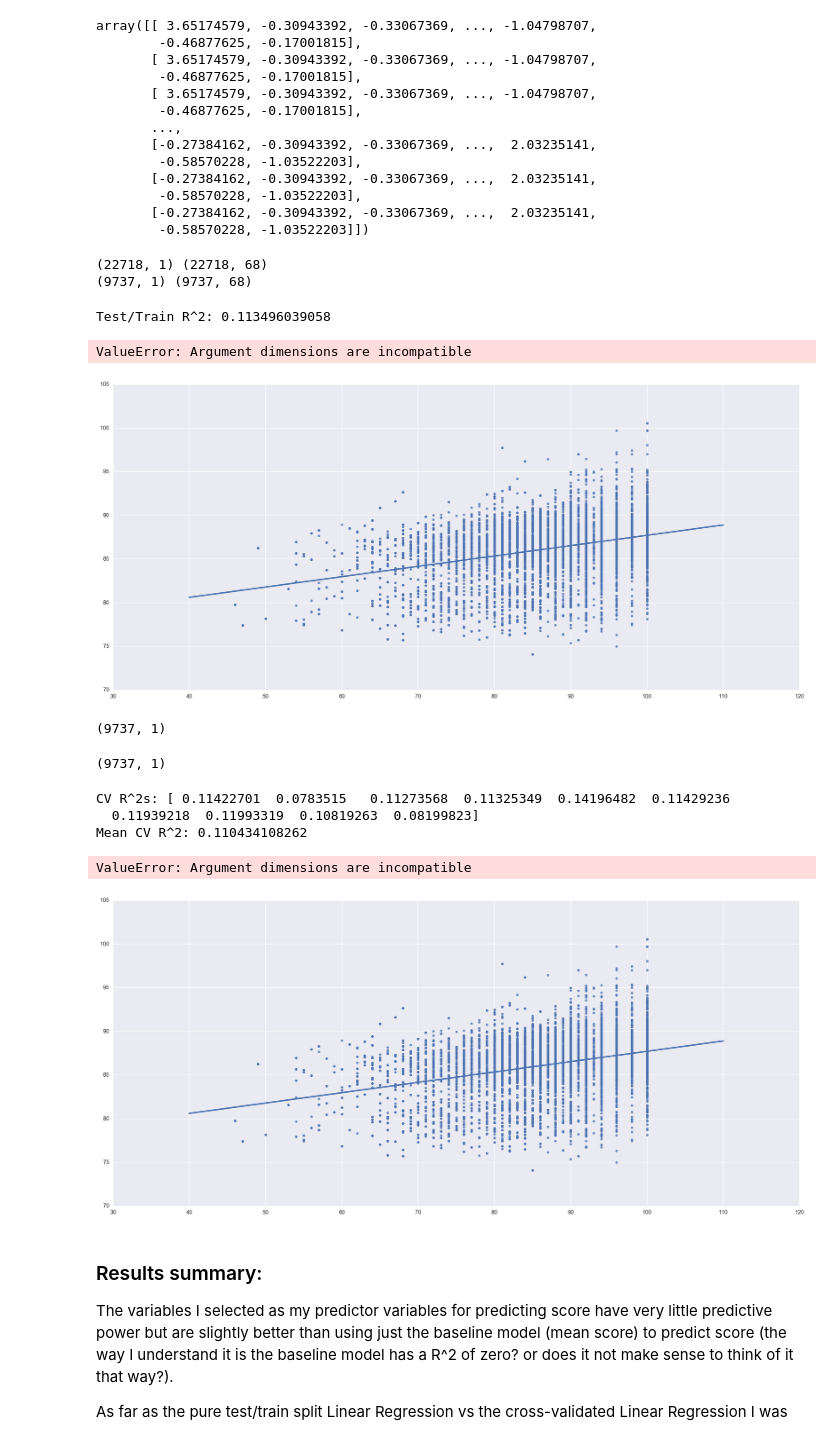
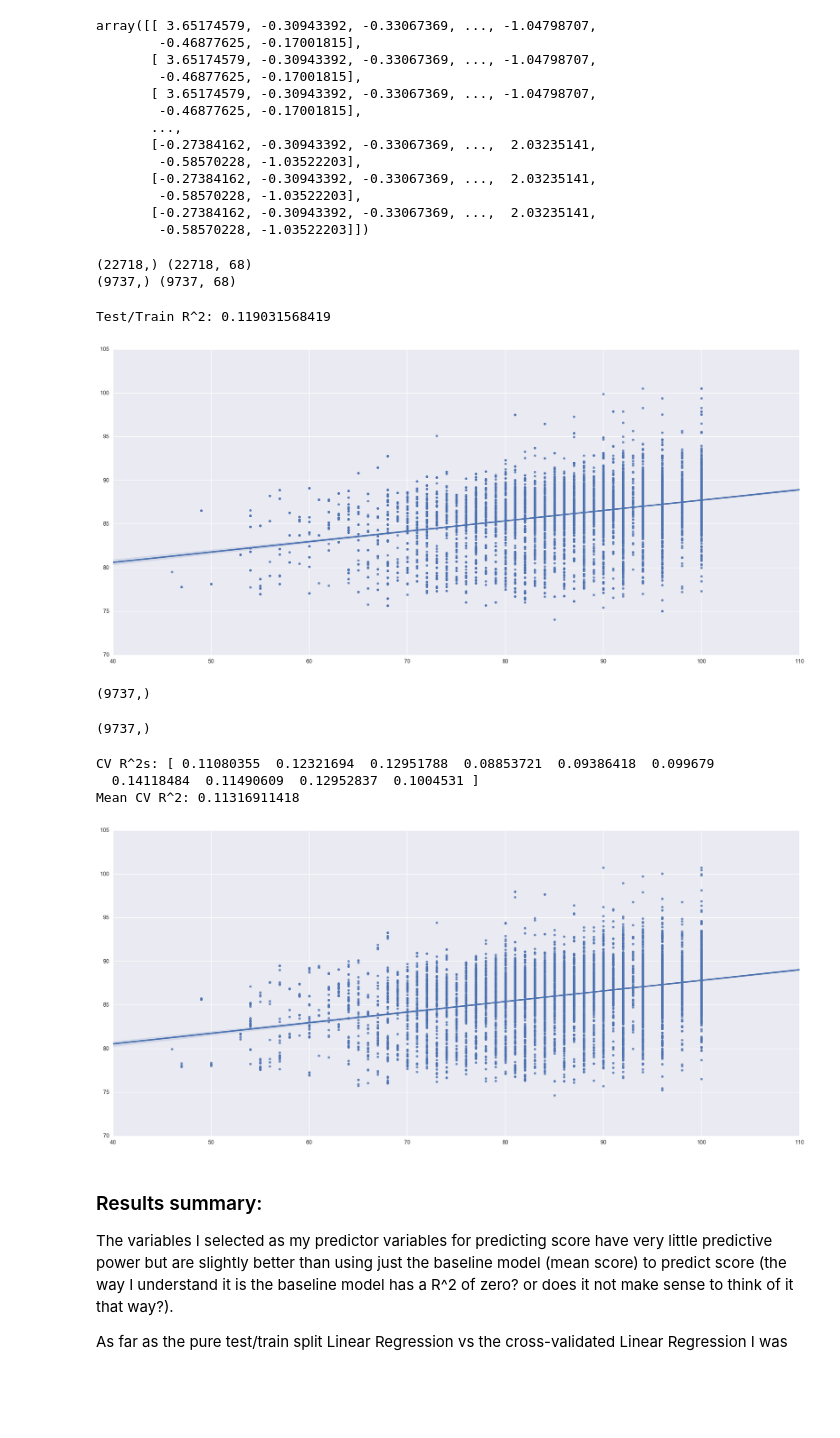
Before and after one commit to vnessified/DSI-SF-2-vnessified, a Jupyter notebook: projects/project-04/project-4-regression.ipynb, the cells around one changed output. Cells and saved outputs as stored; diff of their text form; code cells hidden in the pictures; blank space fills up the shorter version.

```diff
--- a/projects/project-04/project-4-regression.ipynb
+++ b/projects/project-04/project-4-regression.ipynb
@@ -539,3 +539,5 @@ C(neighborhood) + population + business_count -1'
 # %%
 #using patsy to create design matrices - matrix of values of explanatory variables
 y, X = patsy.dmatrices(formula, data=interesting_vars, return_type='dataframe')
+# %%
+y = np.ravel(y)
@@ -575,8 +581,8 @@ X_train, X_test, y_train, y_test =  train_test_split(Xn, y, test_size=0.3)
 print y_train.shape, X_train.shape
 print y_test.shape, X_test.shape
 # %% [output]
-(22718, 1) (22718, 68)
-(9737, 1) (9737, 68)
+(22718,) (22718, 68)
+(9737,) (9737, 68)
 # %%
 #linear regression on test/train
 lr = LinearRegression()
@@ -592,24 +598,23 @@ test_train_score = model.score(X_test, y_test)
 
 print 'Test/Train R^2:', test_train_score
 # %% [output]
-Test/Train R^2: 0.113496039058
+Test/Train R^2: 0.119031568419
 # %%
 #plot
 sns.set(rc={"figure.figsize": (20, 10)})
 sns.regplot(x = y_test, y = test_train_predictions)
 plt.show()
 # %% [output]
-ValueError: Argument dimensions are incompatible
-[figure, old version]
+[figure, new version]
 # %%
 y_test.shape
 # %% [output]
-(9737, 1)
+(9737,)
 # %%
 #????
 test_train_predictions.shape
 # %% [output]
-(9737, 1)
+(9737,)
 # %%
 #linear regression with 10 fold cross-validation on test/train
 
@@ -621,17 +626,16 @@ print 'Mean CV R^2:', np.mean(cv_scores)
 #make cross-validated predictions
 cv_predictions = cross_val_predict(lr, X_test, y_test, cv=10)
 # %% [output]
-CV R^2s: [ 0.11422701  0.0783515   0.11273568  0.11325349  0.14196482  0.11429236
-  0.11939218  0.11993319  0.10819263  0.08199823]
-Mean CV R^2: 0.110434108262
+CV R^2s: [ 0.11080355  0.12321694  0.12951788  0.08853721  0.09386418  0.099679
+  0.14118484  0.11490609  0.12952837  0.1004531 ]
+Mean CV R^2: 0.11316911418
 # %%
 #plot
 sns.set(rc={"figure.figsize": (20, 10)})
-sns.regplot(x = y_test, y = tt_predictions)
+sns.regplot(x = y_test, y = cv_predictions)
 plt.show()
 # %% [output]
-ValueError: Argument dimensions are incompatible
-[figure, old version]
+[figure, new version]
 # %% [markdown]
 ### Results summary:
 
```
Also changed, not shown: parts of 5 cells of this notebook.
